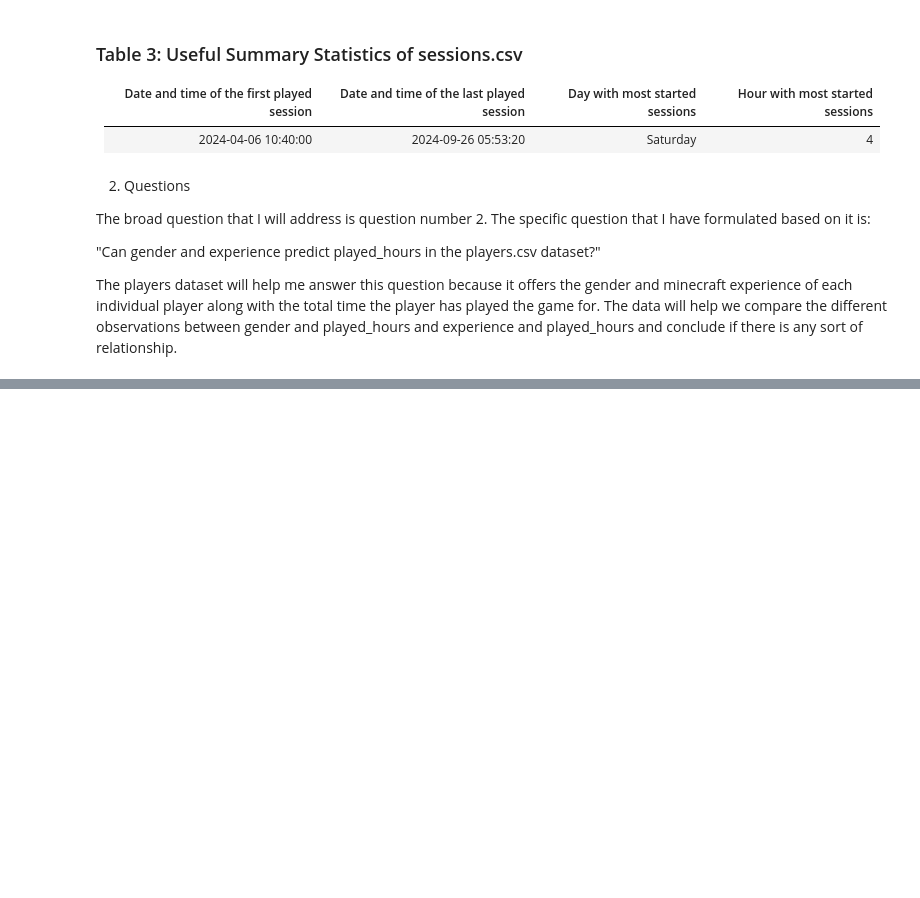
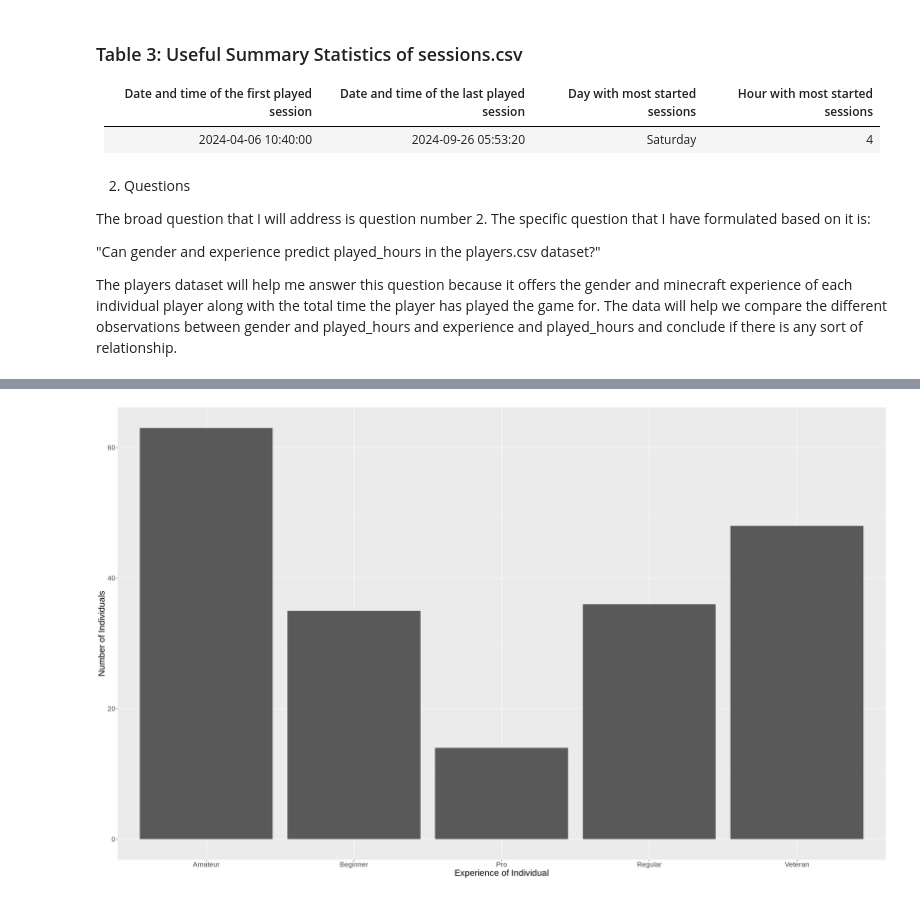
Before and after one commit to mwellison06-cpu/DSCI-Project-Planning-Stage-Indv, a Jupyter notebook: DSCI-Indv-Project.ipynb, the cells around one changed output, grey strips where cells are left out. Saved outputs shown, nothing was run; the diff lists cells and outputs as text; code cells hidden in the pictures; blank space fills up the shorter version.

```diff
--- a/DSCI-Indv-Project.ipynb
+++ b/DSCI-Indv-Project.ipynb
@@ -243,0 +315,12 @@ The players dataset will help me answer this question because it offers the gend
+# %%
+#make another bar plot
+
+players_data_bar_2 <- players_data |>
+ggplot(aes(x = experience)) +
+geom_bar() +
+labs(x = "Experience of Individual", y = "Number of Individuals") +
+theme(text = element_text(size = 20))
+
+players_data_bar_2
+# %% [output]
+[figure, added]
```
Also changed, not shown: parts of 5 cells of this notebook.
